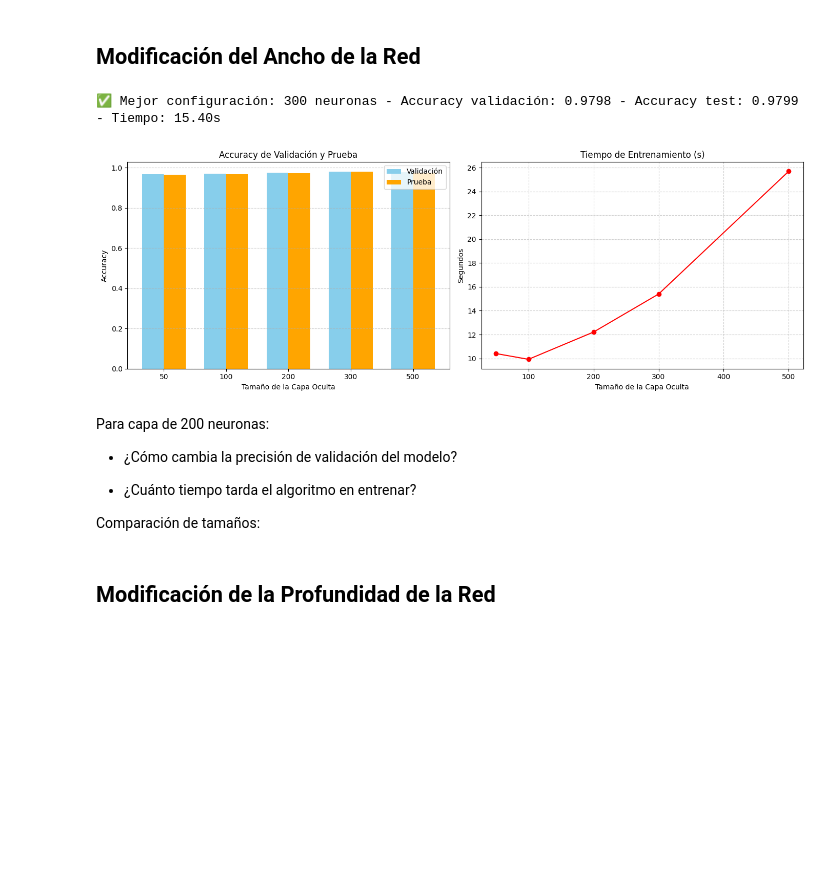
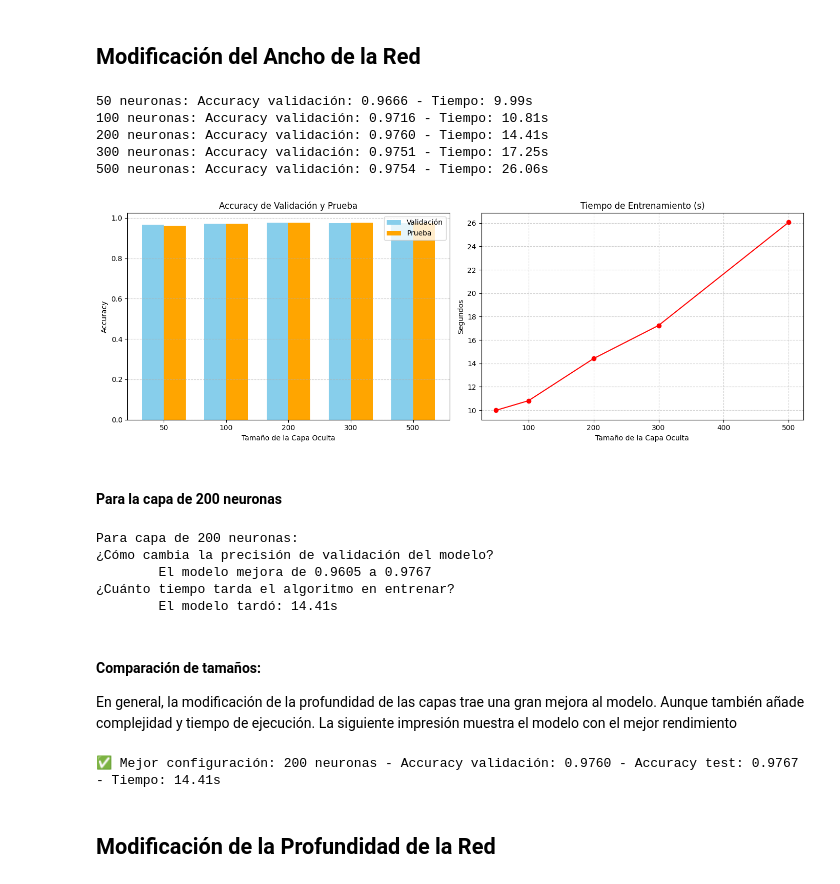
Before and after one commit to Fabiola-cc/Using_MNIST, a Jupyter notebook: TensorFlow_MNIST.ipynb, the cells around one changed output. Drawn from its saved outputs; the diff is of its cells as text; code cells hidden in the pictures; blank space fills up the shorter version.

```diff
--- a/TensorFlow_MNIST.ipynb
+++ b/TensorFlow_MNIST.ipynb
@@ -248,7 +248,9 @@ def build_and_train_model(hidden_units):
 
     val_accuracy = history.history['val_accuracy'][-1]
     test_loss, test_accuracy = model.evaluate(datos_prueba, verbose=0)
-    return hidden_units, val_accuracy, test_accuracy, duration
+
+    print(f"{hidden_units} neuronas: Accuracy validación: {val_accuracy:.4f} - Tiempo: {duration:.2f}s")
+    return hidden_units, val_accuracy, test_accuracy, duration, test_loss
 
 # Resultados del experimento de ancho
 results_width = []
@@ -265,55 +267,71 @@ for size in sizes:
     if result[1] > best_val_acc:
         best_val_acc = result[1]
         best_result_ms = result
-
-print(f"\n✅ Mejor configuración: {best_result_ms[0]} neuronas - Accuracy validación: {best_result_ms[1]:.4f} - Accuracy test: {best_result_ms[2]:.4f} - Tiempo: {best_result_ms[3]:.2f}s")
 # %% [output]
-✅ Mejor configuración: 300 neuronas - Accuracy validación: 0.9798 - Accuracy test: 0.9799 - Tiempo: 15.40s
+50 neuronas: Accuracy validación: 0.9666 - Tiempo: 9.99s
+100 neuronas: Accuracy validación: 0.9716 - Tiempo: 10.81s
+200 neuronas: Accuracy validación: 0.9760 - Tiempo: 14.41s
+300 neuronas: Accuracy validación: 0.9751 - Tiempo: 17.25s
+500 neuronas: Accuracy validación: 0.9754 - Tiempo: 26.06s
 # %%
 import numpy as np
 import matplotlib.pyplot as plt
 
 # Separar resultados
-sizes, val_accuracies, test_accuracies, times = zip(*results_width)
+sizes, val_accuracies, test_accuracies, times, loss = zip(*results_width)
 
 # Posiciones para las barras
 x = np.arange(len(sizes))
 width = 0.35  # ancho de cada barra
 
 # Crear figura con 2 subplots
 fig, axs = plt.subplots(1, 2, figsize=(14, 5))
 
 # --- Subplot 1: Accuracy de Validación y Prueba ---
 axs[0].bar(x - width/2, val_accuracies, width, label='Validación', color='skyblue')
 axs[0].bar(x + width/2, test_accuracies, width, label='Prueba', color='orange')
 
 axs[0].set_xlabel("Tamaño de la Capa Oculta")
 axs[0].set_ylabel("Accuracy")
 axs[0].set_title("Accuracy de Validación y Prueba")
 axs[0].set_xticks(x)
 axs[0].set_xticklabels(sizes)
 axs[0].legend()
 axs[0].grid(axis='y', linestyle='--', alpha=0.6)
 
 # --- Subplot 2: Tiempo de Entrenamiento ---
 axs[1].plot(sizes, times, marker='o', color='red')
 axs[1].set_title("Tiempo de Entrenamiento (s)")
 axs[1].set_xlabel("Tamaño de la Capa Oculta")
 axs[1].set_ylabel("Segundos")
 axs[1].grid(True, linestyle='--', alpha=0.6)
 
 # Ajustar diseño
 plt.tight_layout()
 plt.show()
 # %% [output]
-[figure, old version]
+[figure, new version]
-# %% [markdown]
-Para capa de 200 neuronas:
-* ¿Cómo cambia la precisión de validación del modelo?
-
-* ¿Cuánto tiempo tarda el algoritmo en entrenar?
-
-Comparación de tamaños:
+# %% [markdown]
+#### Para la capa de 200 neuronas
+# %%
+print("¿Cómo cambia la precisión de validación del modelo?")
+print(f"\tEl modelo mejora de {precision_prueba:.4f} a {results_width[2][2]:.4f}")
+print("¿Cuánto tiempo tarda el algoritmo en entrenar?")
+print(f"\tEl modelo tardó: {results_width[2][3]:.2f}s")
+# %% [output]
+Para capa de 200 neuronas:
+¿Cómo cambia la precisión de validación del modelo?
+        El modelo mejora de 0.9605 a 0.9767
+¿Cuánto tiempo tarda el algoritmo en entrenar?
+        El modelo tardó: 14.41s
+# %% [markdown]
+#### Comparación de tamaños:
+En general, la modificación de la profundidad de las capas trae una gran mejora al modelo. Aunque también añade complejidad y tiempo de ejecución.
+La siguiente impresión muestra el modelo con el mejor rendimiento
+# %%
+print(f"\n✅ Mejor configuración: {best_result_ms[0]} neuronas - Accuracy validación: {best_result_ms[1]:.4f} - Accuracy test: {best_result_ms[2]:.4f} - Tiempo: {best_result_ms[3]:.2f}s")
+# %% [output]
+✅ Mejor configuración: 200 neuronas - Accuracy validación: 0.9760 - Accuracy test: 0.9767 - Tiempo: 14.41s
 # %% [markdown]
 ## Modificación de la Profundidad de la Red
 # %%
```
Also changed, not shown: parts of 12 cells of this notebook.
